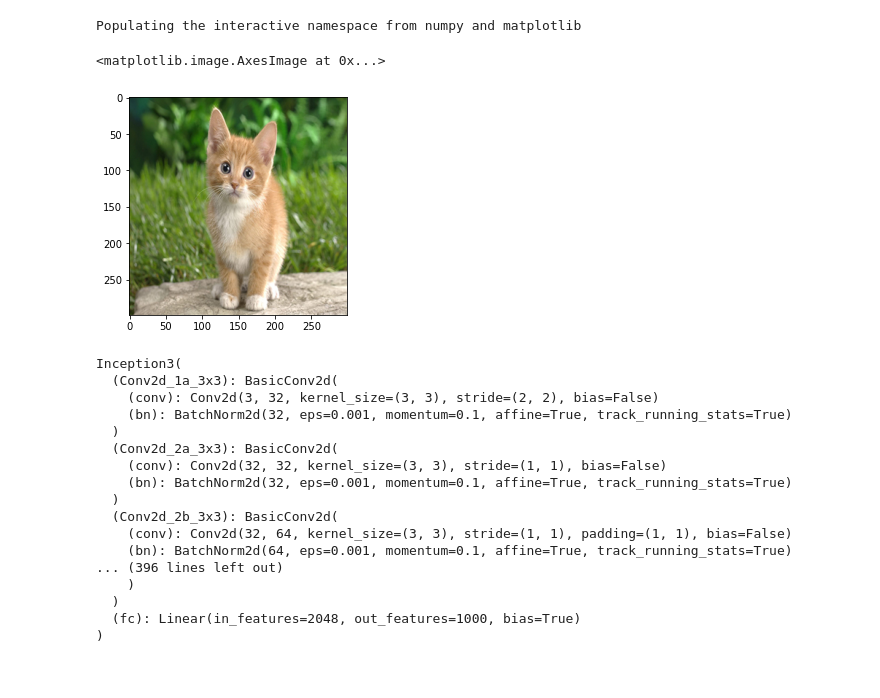
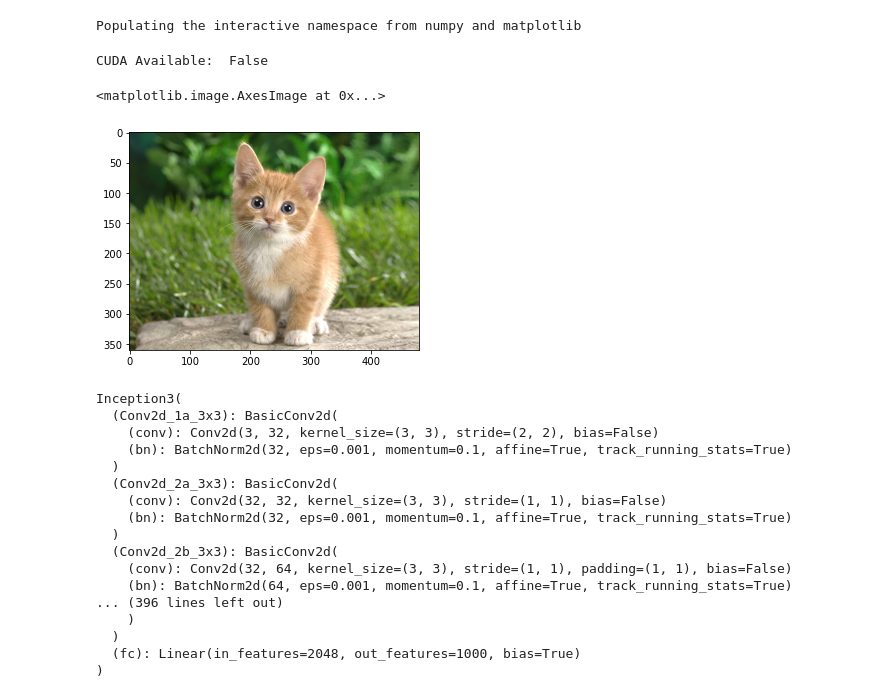
Before and after one commit to epochlab/RICOH, a Jupyter notebook: Inception.ipynb, the cells around one changed output. Cells and saved outputs as stored; diff of their text form; code cells hidden in the pictures.

```diff
--- a/Inception.ipynb
+++ b/Inception.ipynb
@@ -7,12 +7,15 @@ import torch.nn.functional as F
 from torchvision import models, transforms
 # %% [output]
 Populating the interactive namespace from numpy and matplotlib
+# %%
+print("CUDA Available: ", torch.cuda.is_available())
+device = torch.device("cuda" if (torch.cuda.is_available()) else "cpu")
+# %% [output]
+CUDA Available:  False
 # %%
 img = Image.open("/Volumes/artemis/library/datasets/cat.jpg")
-img = img.resize((299,299))
+plt.imshow(img)
+# %% [output]
+<matplotlib.image.AxesImage at 0x...>
+[figure, added]
-# %%
-plt.imshow(img)
-# %% [output]
-<matplotlib.image.AxesImage at 0x...>
-[figure, removed]
 # %%
```
Also changed, not shown: parts of 4 cells of this notebook, 5 other files.
